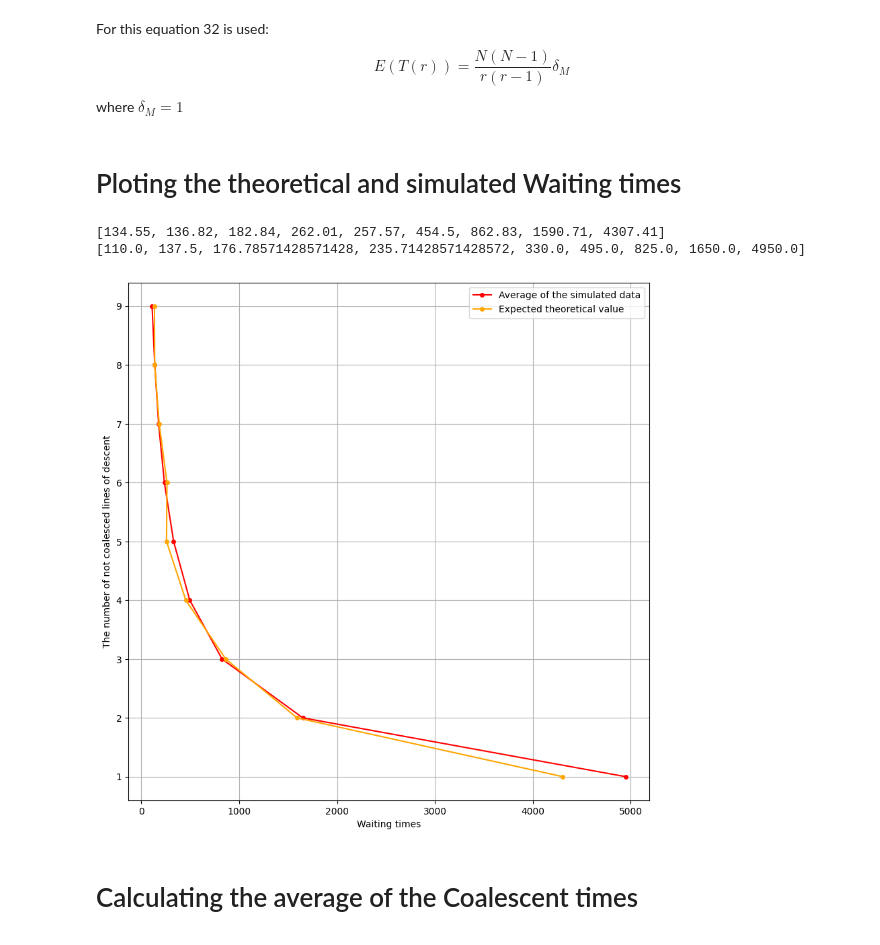
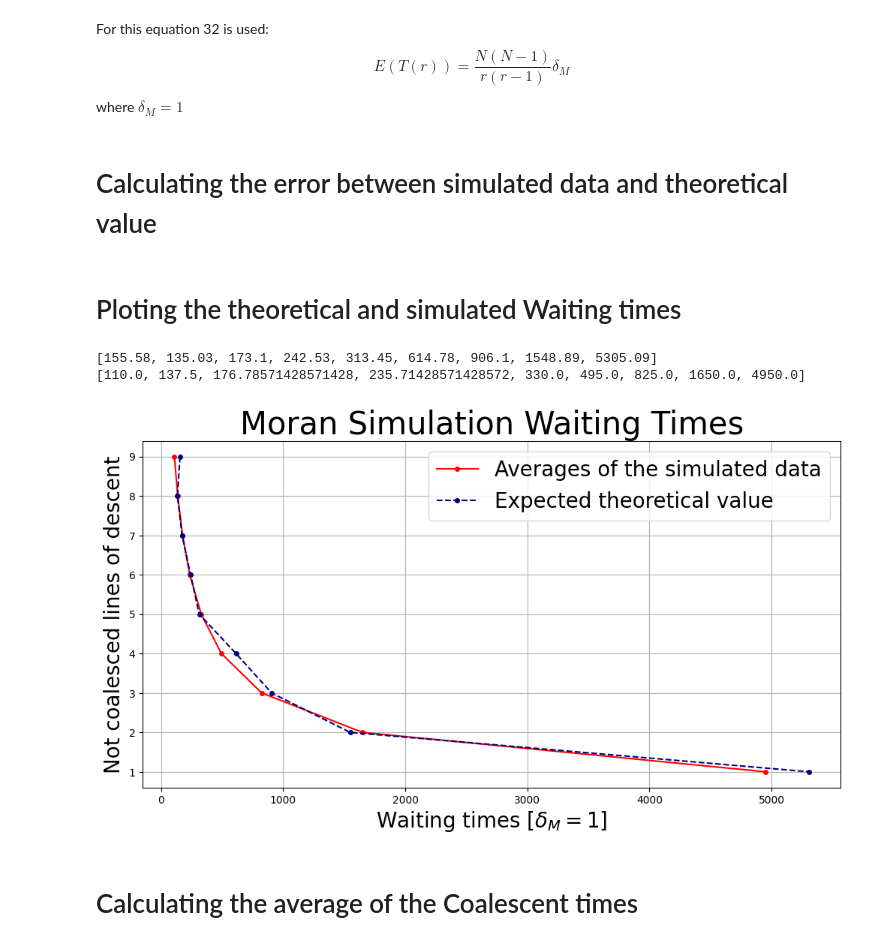
Before and after one commit to jmtony2000/Multitype_Moran_Simulation, a Jupyter notebook: Unstructured_Moran_Simulation/Moran Simulation.ipynb, the cells around one changed output. Cells and saved outputs as stored; diff of their text form; code cells hidden in the pictures.

```diff
--- a/Unstructured_Moran_Simulation/Moran Simulation.ipynb
+++ b/Unstructured_Moran_Simulation/Moran Simulation.ipynb
@@ -148,3 +149,5 @@ theoretical_values = []
 for i in range(2,sample_size+1):
     theoretical_values.append(TheoValue(i))
 theoretical_values.reverse()
+# %% [markdown]
+# Calculating the error between simulated data and theoretical value
@@ -153,22 +160,24 @@ theoretical_values.reverse()
 # %%
 number = list(np.arange(1, sample_size))
 number.reverse()
-plt.figure(figsize=(10,10))
+plt.figure(figsize=(12,6))
 #plt.plot(waiting_times, number, marker = "o",ms = 1, ls = "", color = "navy")
-plt.plot(theoretical_values, number, marker = "o",ms = 4, ls = "-", color = "red", label = "Average of the simulated data")
-plt.plot(average_waiting_times, number, marker = "o", ls = "-",ms = 4, color = "orange", label = "Expected theoretical value")
+plt.plot(theoretical_values, number, marker = "o",ms = 4, ls = "-", color = "red", label = "Averages of the simulated data")
+plt.plot(average_waiting_times, number, marker = "o", ls = "--",ms = 4, color = "navy", label = "Expected theoretical value")
 #plt.yscale("log")
 #plt.xscale("log")
-plt.legend()
-plt.xlabel("Waiting times")
-plt.ylabel("The number of not coalesced lines of descent")
+plt.legend(fontsize = 20)
+plt.xlabel("Waiting times [$\delta_M = 1$]", fontsize = 20)
+plt.ylabel("Not coalesced lines of descent", fontsize = 20)
 plt.grid()
+plt.title("Moran Simulation Waiting Times", fontsize = 30)
+plt.savefig("Waiting_times.png")
 print(average_waiting_times)
 print(theoretical_values)
 # %% [output]
-[134.55, 136.82, 182.84, 262.01, 257.57, 454.5, 862.83, 1590.71, 4307.41]
+[155.58, 135.03, 173.1, 242.53, 313.45, 614.78, 906.1, 1548.89, 5305.09]
 [110.0, 137.5, 176.78571428571428, 235.71428571428572, 330.0, 495.0, 825.0, 1650.0, 4950.0]
-[figure, old version]
+[figure, new version]
 # %% [markdown]
 # Calculating the average of the Coalescent times
 # %%
```
Also changed, not shown: parts of 9 cells of this notebook, 12 other files.
